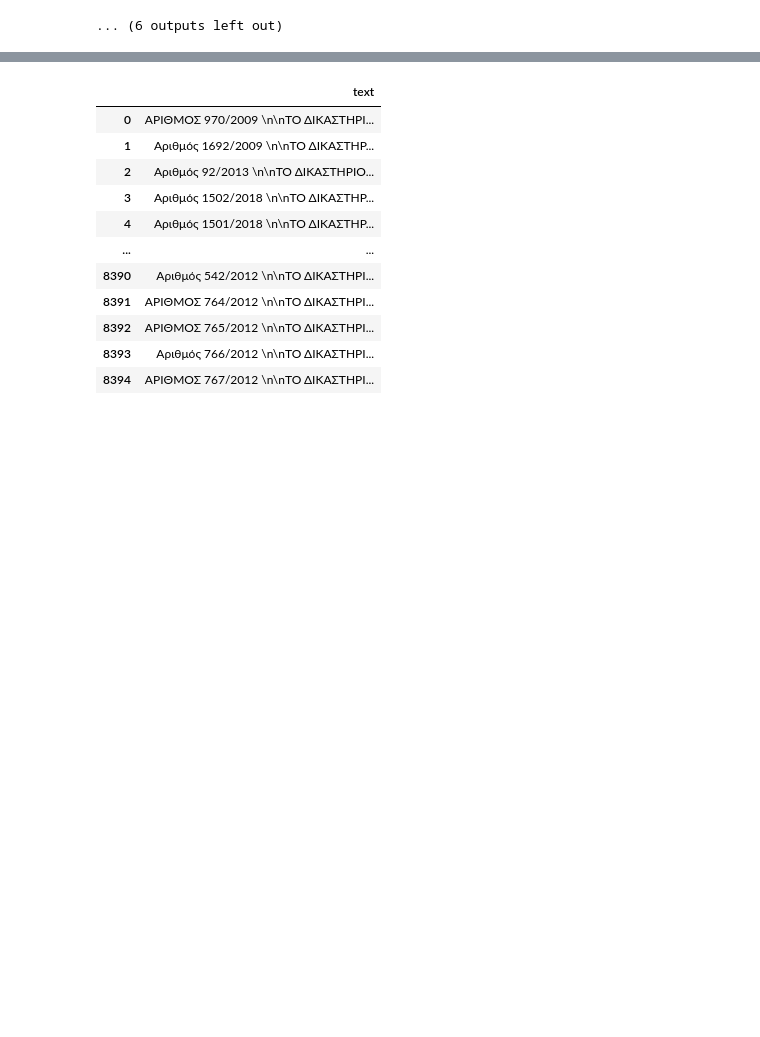
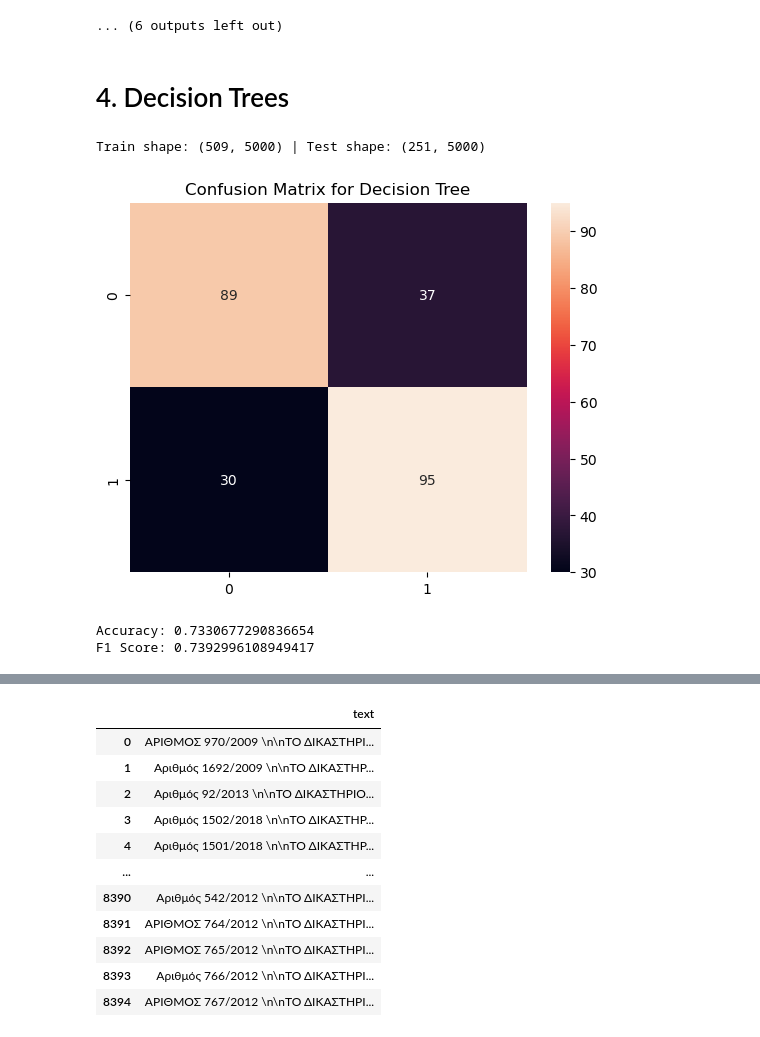
Before and after one commit to kebelouah/decisions_thesis, a Jupyter notebook: word2vec.ipynb, the cells around one changed output, grey strips where cells are left out. Drawn from its saved outputs; the diff is of its cells as text; code cells hidden in the pictures; blank space fills up the shorter version.

```diff
--- a/word2vec.ipynb
+++ b/word2vec.ipynb
@@ -588,6 +569,48 @@ Fitting 5 folds for each of 56 candidates, totalling 280 fits
 import pandas as pd
 
 df = pd.read_csv("hf://datasets/DominusTea/GreekLegalSum/hugginface_dataset.csv")
+# %% [markdown]
+# 4. Decision Trees
+# %%
+from sklearn.model_selection import train_test_split
+from sklearn.tree import DecisionTreeClassifier  # Import Decision Tree Classifier
+from sklearn.metrics import confusion_matrix, f1_score
+import seaborn as sns
+import matplotlib.pyplot as plt
+
+# Step 1: Split the data into features and labels
+X = data_resampled.drop('Label', axis=1)
+y = data_resampled['Label']
+
+# Step 2: Train/Test Split
+X_train, X_test, y_train, y_test = train_test_split(X, y, stratify=y, test_size=0.33, random_state=42)
+print(f'Train shape: {X_train.shape} | Test shape: {X_test.shape}')
+
+# Step 3: Initialize and train the Decision Tree classifier
+dt = DecisionTreeClassifier(random_state=42)
+dt.fit(X_train, y_train)
+
+# Step 4: Evaluate the Decision Tree classifier
+y_pred = dt.predict(X_test)
+
+# Confusion matrix
+cm = confusion_matrix(y_test, y_pred)
+sns.heatmap(cm, annot=True, fmt='d')
+plt.title('Confusion Matrix for Decision Tree')
+plt.show()
+
+# Print Accuracy
+accuracy = dt.score(X_test, y_test)
+print(f'Accuracy: {accuracy}')
+
+# Calculate and print F1 Score
+f1 = f1_score(y_test, y_pred)
+print(f'F1 Score: {f1}')
+# %% [output]
+Train shape: (509, 5000) | Test shape: (251, 5000)
+[figure, added]
+Accuracy: 0.7330677290836654
+F1 Score: 0.7392996108949417
 # %%
 df
 # %% [output]
```
Also changed, not shown: parts of 6 cells of this notebook, 9 other files.
